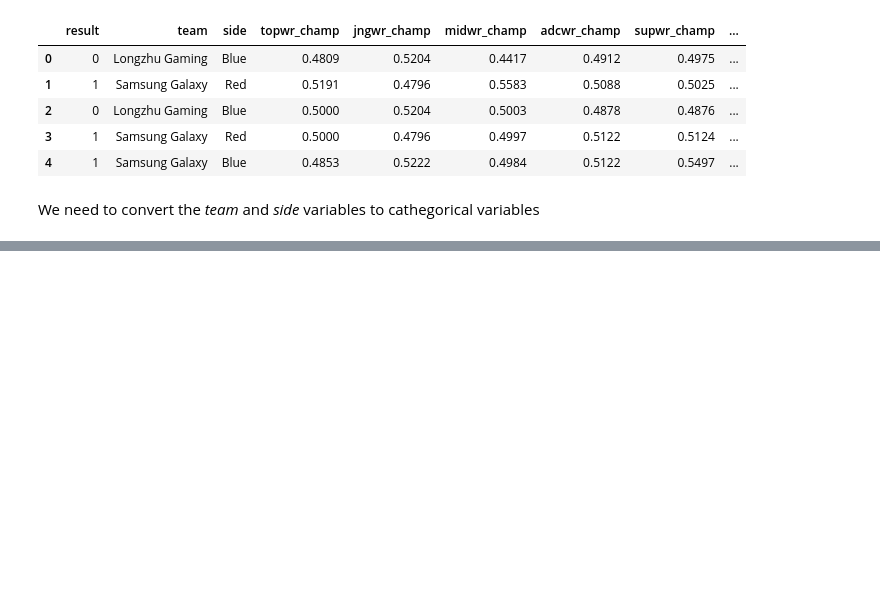
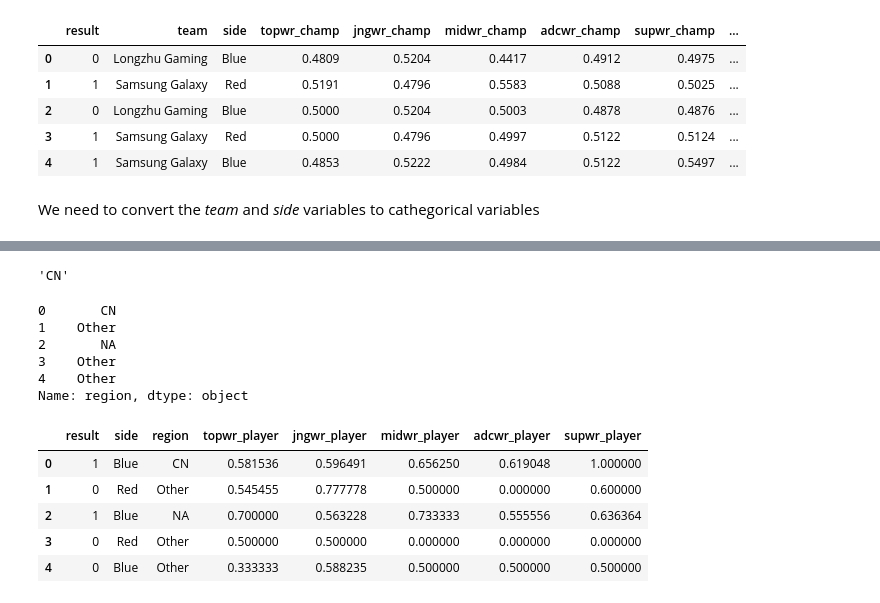
Before and after one commit to dsalgador/LeagueOfLegends-Project-Python, a Jupyter notebook: Model-Study.ipynb, the cells around one changed output, grey strips where cells are left out. Drawn from its saved outputs; the diff is of its cells as text; code cells hidden in the pictures; blank space fills up the shorter version.

```diff
--- a/Model-Study.ipynb
+++ b/Model-Study.ipynb
@@ -51,0 +86,58 @@ Categories (24, object): [Team WE, Lyon Gaming, Cloud9, Team oNe Esports, ..., A
+# %%
+team2region = {
+    'Team WE': 'CN',
+    'Lyon Gaming': 'Other',
+    'Cloud9': 'NA',
+    'Team oNe Esports': 'Other',
+    'Gambit Esports': 'Other',
+    'Dire Wolves': 'Other',
+    'Young Generation': 'Other',
+    'Kaos Latin Gamers': 'Other',
+    'Rampage': 'Other',
+    'Hong Kong Attitude': 'TW',
+    'Fnatic': 'EU',
+    'Fenerbahce Esports': 'TR',
+    'Royal Never Give Up': 'CN',
+    'G2 Esports': 'EU',
+    'Samsung Galaxy': 'KR',
+    'Longzhu Gaming': 'KR',
+    'Immortals': 'NA',
+    'Gigabyte Marines': 'SEA',
+    'SK Telecom T1': 'KR',
+    'EDward Gaming': 'CN',
+    'AHQ e-Sports Club': 'TW',
+    'Flash Wolves': 'TW',
+    'Team SoloMid': 'NA',
+    'Misfits': 'EU'
+}
+# %%
+team2region['Team WE']
+# %% [output]
+'CN'
+# %%
+regions = train_df.replace({"team": team2region})['team']
+train_df["region"] = regions
+test_df["region"] = regions
+# %%
+train_df["region"].head()
+# %% [output]
+0       CN
+1    Other
+2       NA
+3    Other
+4    Other
+Name: region, dtype: object
+# %%
+features = ['result', 'side', 'region', 'topwr_player', 'jngwr_player',
+            'midwr_player','adcwr_player','supwr_player' ]
+train_df2 = train_df.loc[:,features]
+test_df2 = test_df.loc[:,features]
+# %%
+train_df2.head()
+# %% [output]
+|  | result | side | region | topwr_player | jngwr_player | midwr_player | adcwr_player | supwr_player |
+| 0 | 1 | Blue | CN | 0.581536 | 0.596491 | 0.656250 | 0.619048 | 1.000000 |
+| 1 | 0 | Red | Other | 0.545455 | 0.777778 | 0.500000 | 0.000000 | 0.600000 |
+| 2 | 1 | Blue | NA | 0.700000 | 0.563228 | 0.733333 | 0.555556 | 0.636364 |
+| 3 | 0 | Red | Other | 0.500000 | 0.500000 | 0.000000 | 0.000000 | 0.000000 |
+| 4 | 0 | Blue | Other | 0.333333 | 0.588235 | 0.500000 | 0.500000 | 0.500000 |
```
Also changed, not shown: parts of 6 cells of this notebook.
